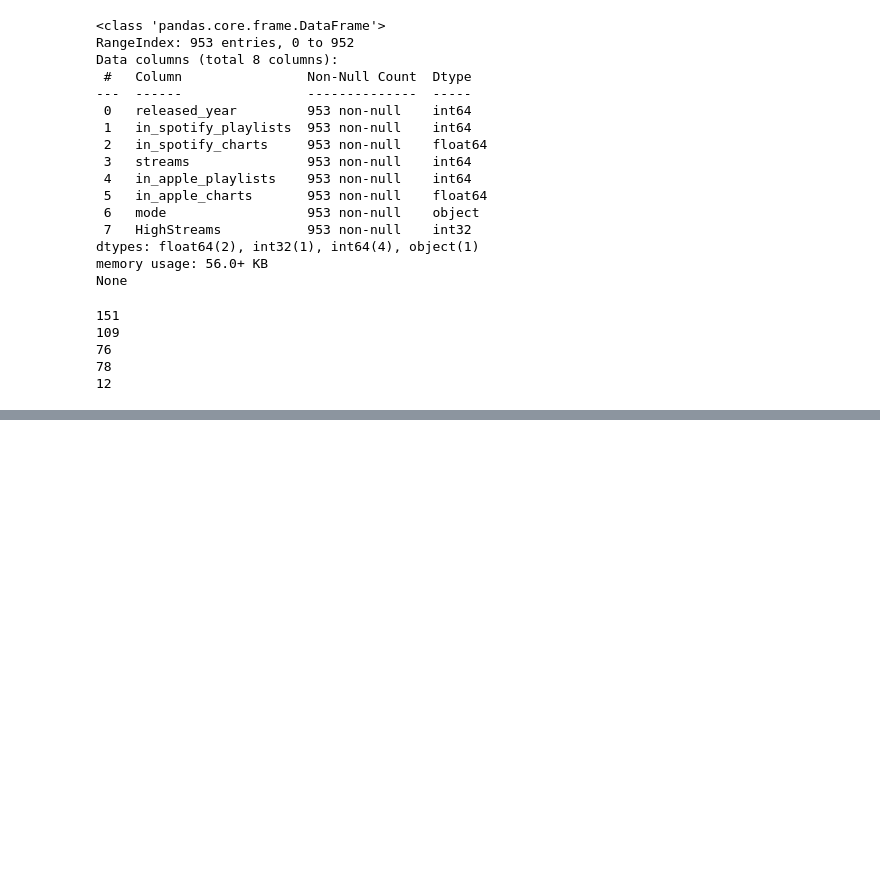
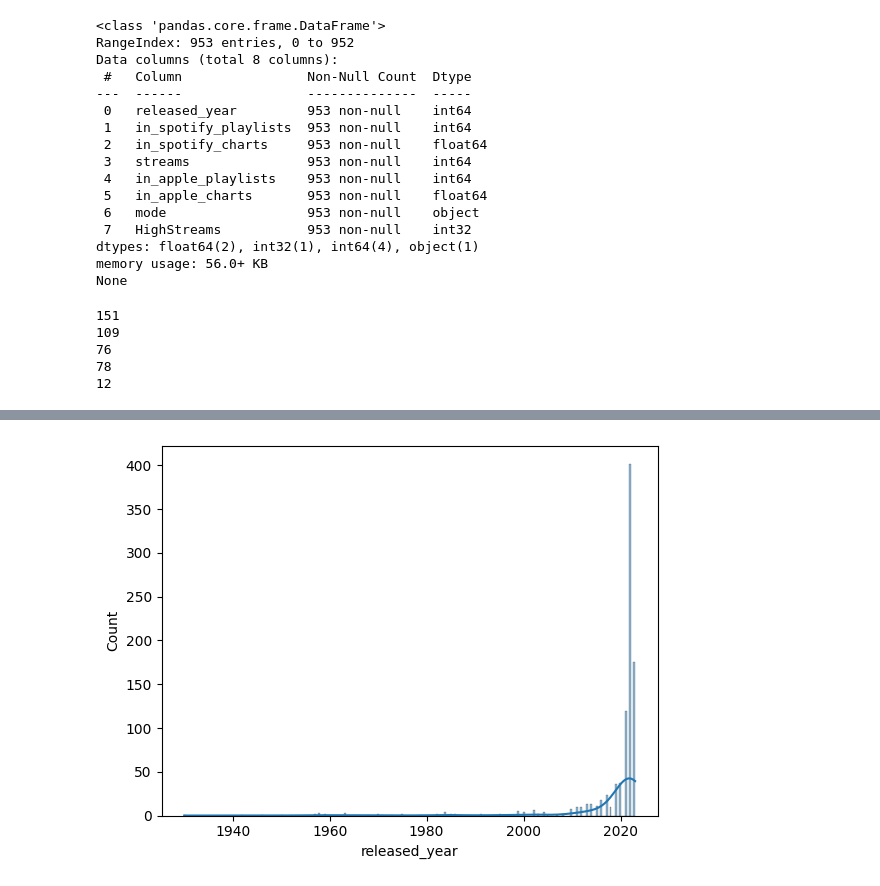
Before and after one commit to filiptrivan/mini-ml-projects, a Jupyter notebook: knn.ipynb, the cells around one changed output, grey strips where cells are left out. Cells and saved outputs as stored; diff of their text form; code cells hidden in the pictures; blank space fills up the shorter version.

```diff
--- a/knn.ipynb
+++ b/knn.ipynb
@@ -163,0 +203,5 @@ for num_var in numeric_vars:
+# %%
+sns.histplot(data['released_year'], kde=True)
+plt.show()
+# %% [output]
+[figure, added]
```
Also changed, not shown: parts of 7 cells of this notebook.
